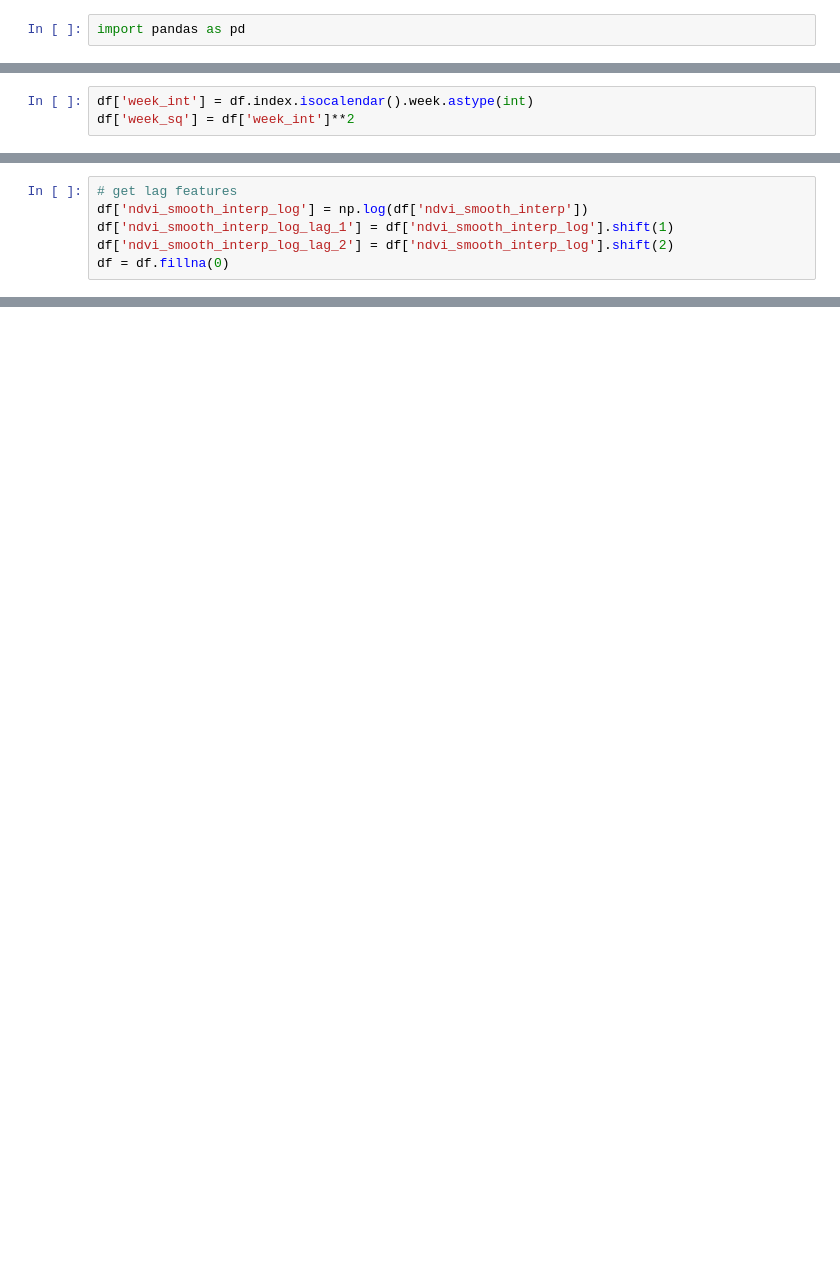
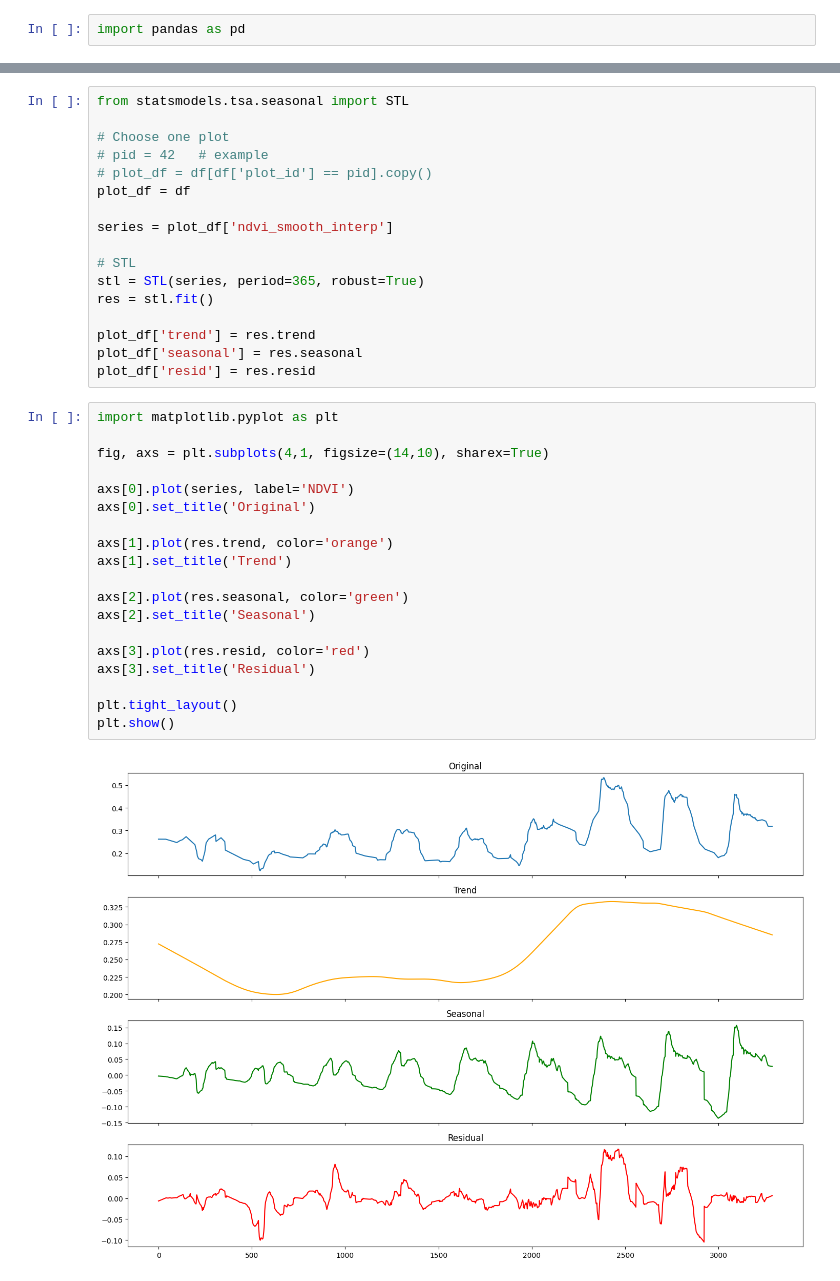
Before and after one commit to simonhansedasi/GrapeExpectations, a Jupyter notebook: RegressionRidge/ML/time_series.ipynb, the cells around one changed output, grey strips where cells are left out. Drawn from its saved outputs; the diff is of its cells as text; blank space fills up the shorter version.

```diff
--- a/RegressionRidge/ML/time_series.ipynb
+++ b/RegressionRidge/ML/time_series.ipynb
@@ -37,3 +80,0 @@ def plot_ts_resid(x):
-# %%
-df['week_int'] = df.index.isocalendar().week.astype(int)
-df['week_sq'] = df['week_int']**2
@@ -52,6 +80,0 @@ import numpy as np
-# %%
-# get lag features
-df['ndvi_smooth_interp_log'] = np.log(df['ndvi_smooth_interp'])
-df['ndvi_smooth_interp_log_lag_1'] = df['ndvi_smooth_interp_log'].shift(1)
-df['ndvi_smooth_interp_log_lag_2'] = df['ndvi_smooth_interp_log'].shift(2)
-df = df.fillna(0)
@@ -116,0 +123,38 @@ print("train Decision Tree RMSE:", mean_squared_error(y_train, lr_train_preds))
+# %%
+from statsmodels.tsa.seasonal import STL
+
+# Choose one plot
+# pid = 42   # example
+# plot_df = df[df['plot_id'] == pid].copy()
+plot_df = df
+
+series = plot_df['ndvi_smooth_interp']
+
+# STL
+stl = STL(series, period=365, robust=True)
+res = stl.fit()
+
+plot_df['trend'] = res.trend
+plot_df['seasonal'] = res.seasonal
+plot_df['resid'] = res.resid
+# %%
+import matplotlib.pyplot as plt
+
+fig, axs = plt.subplots(4,1, figsize=(14,10), sharex=True)
+
+axs[0].plot(series, label='NDVI')
+axs[0].set_title('Original')
+
+axs[1].plot(res.trend, color='orange')
+axs[1].set_title('Trend')
+
+axs[2].plot(res.seasonal, color='green')
+axs[2].set_title('Seasonal')
+
+axs[3].plot(res.resid, color='red')
+axs[3].set_title('Residual')
+
+plt.tight_layout()
+plt.show()
+# %% [output]
+[figure, added]
```
Also changed, not shown: parts of 20 cells of this notebook, 3 other files.
